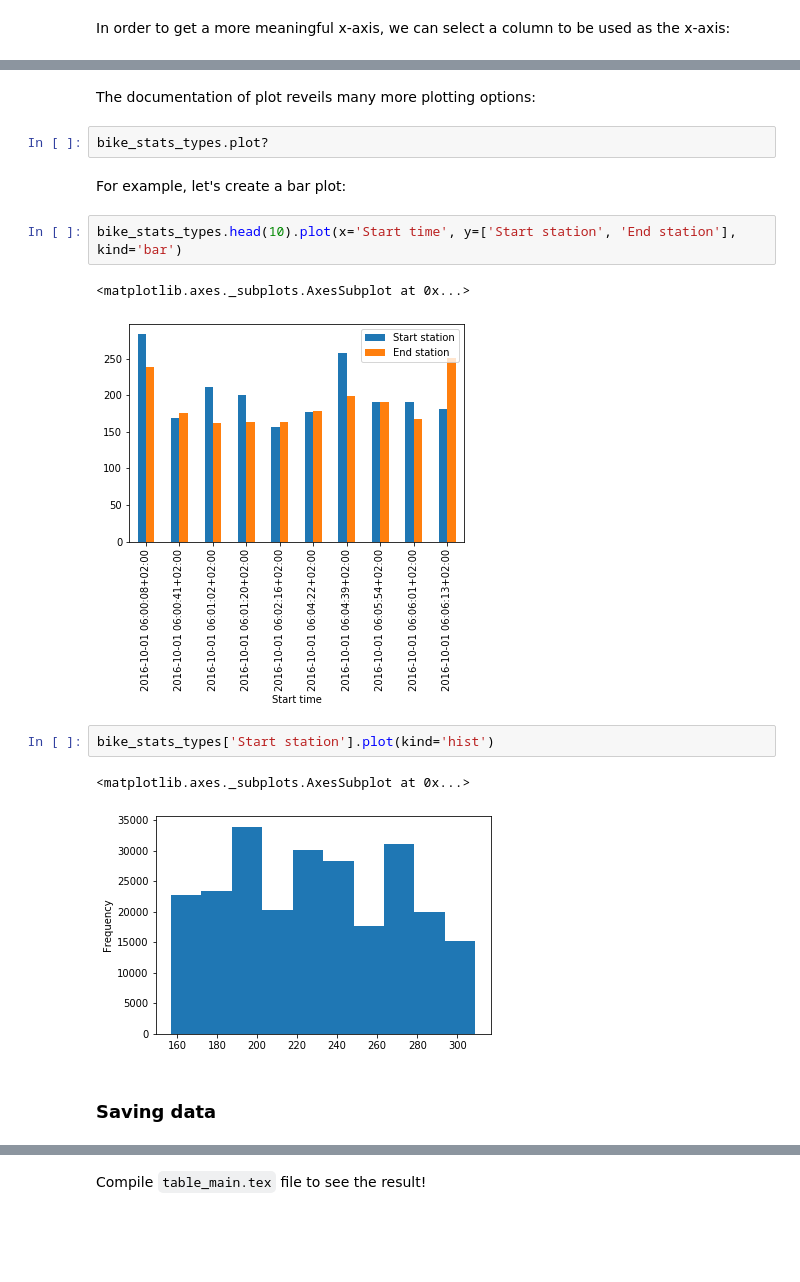
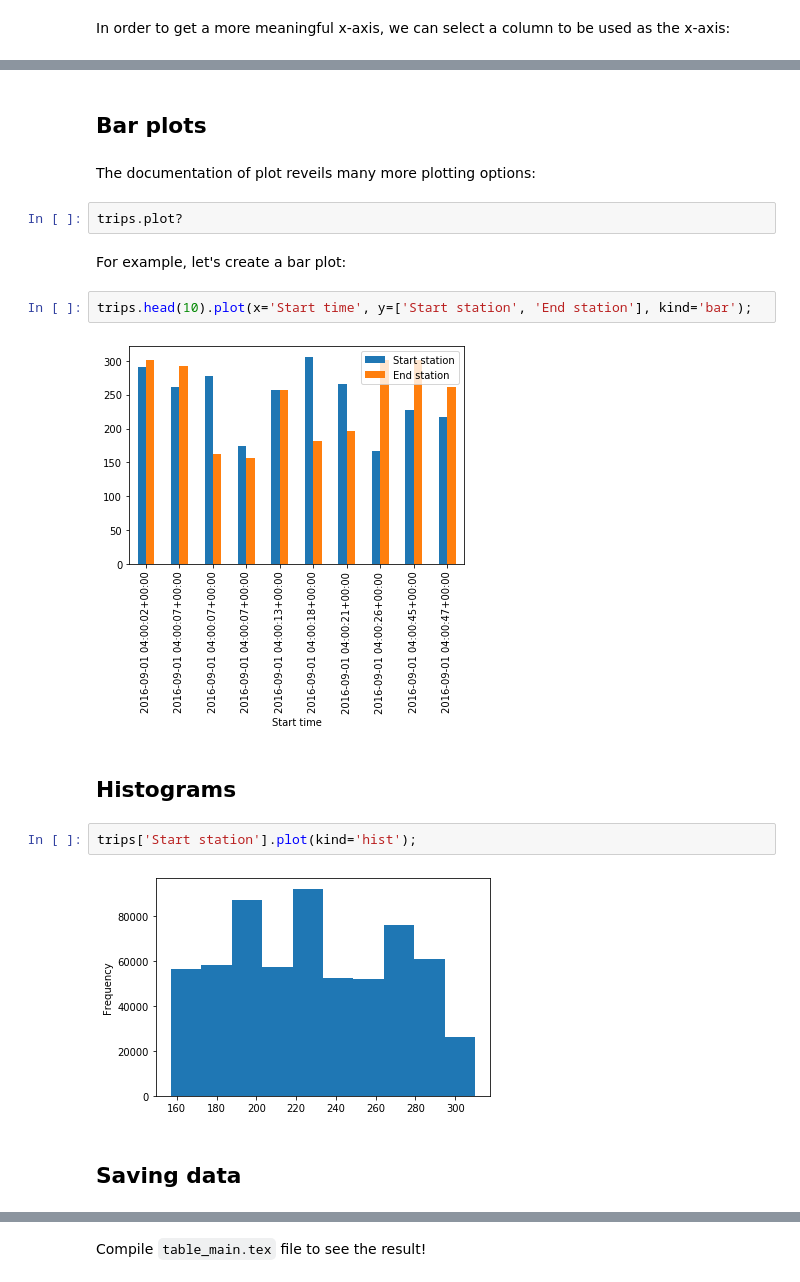
Before and after one commit to UiO-IN3110/UiO-IN3110.github.io, a Jupyter notebook: lectures/11_pandas/Pandas.ipynb, the cells around one changed output, grey strips where cells are left out. Cells and saved outputs as stored; diff of their text form; blank space fills up the shorter version.

```diff
--- a/lectures/11_pandas/Pandas.ipynb
+++ b/lectures/11_pandas/Pandas.ipynb
@@ -475,19 +479,21 @@ bike_stats_types.head(20000).plot(x='Start time',
+# %% [markdown]
+## Bar plots
 # %% [markdown]
 The documentation of plot reveils many more plotting options:
 # %%
-bike_stats_types.plot?
+trips.plot?
 # %% [markdown]
 For example, let's create a bar plot:
 # %%
-bike_stats_types.head(10).plot(x='Start time', y=['Start station', 'End station'], kind='bar')
+trips.head(10).plot(x='Start time', y=['Start station', 'End station'], kind='bar');
 # %% [output]
-<matplotlib.axes._subplots.AxesSubplot at 0x...>
-[figure, old version]
+[figure, new version]
+# %% [markdown]
+## Histograms
 # %%
-bike_stats_types['Start station'].plot(kind='hist')
+trips['Start station'].plot(kind='hist');
 # %% [output]
-<matplotlib.axes._subplots.AxesSubplot at 0x...>
-[figure, old version]
+[figure, new version]
 # %% [markdown]
-### Saving data
+## Saving data
 # %% [markdown]
```
Also changed, not shown: parts of 98 cells of this notebook, 2 other files.
